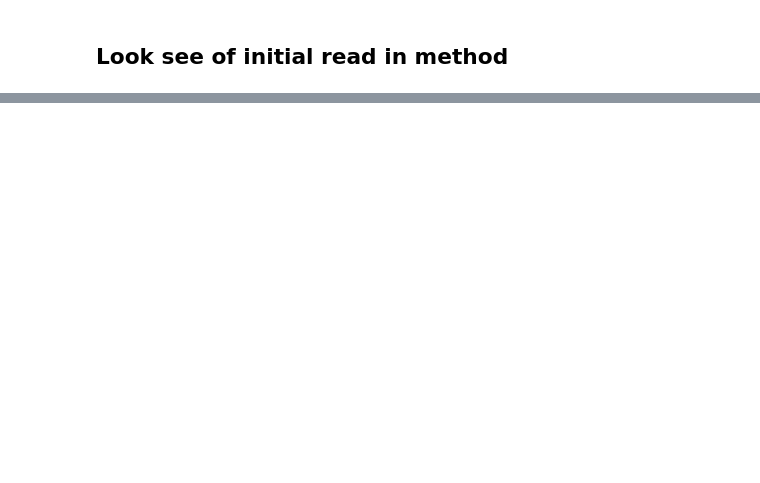
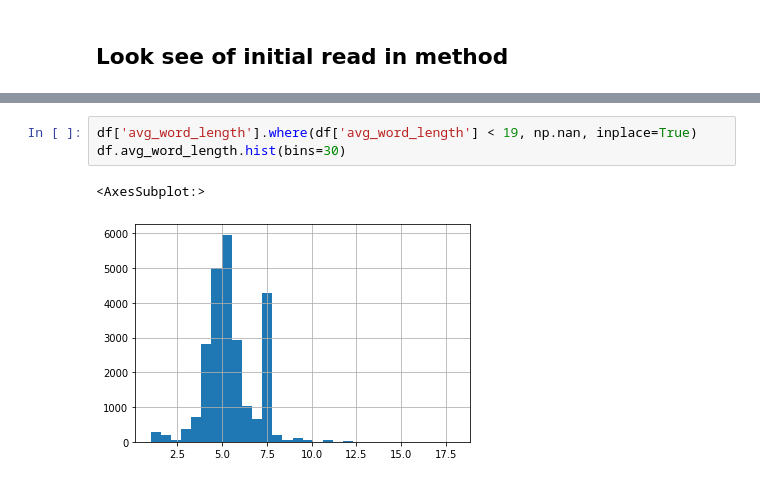
Before and after one commit to rorypearson26/convo-analytics, a Jupyter notebook: jupyter_mess/initial_lookin.ipynb, the cells around one changed output, grey strips where cells are left out. Cells and saved outputs as stored; diff of their text form; blank space fills up the shorter version.

```diff
--- a/jupyter_mess/initial_lookin.ipynb
+++ b/jupyter_mess/initial_lookin.ipynb
@@ -117,0 +176,6 @@ df.sender.hist()
+# %%
+df['avg_word_length'].where(df['avg_word_length'] < 19, np.nan, inplace=True)
+df.avg_word_length.hist(bins=30)
+# %% [output]
+<AxesSubplot:>
+[figure, added]
```
Also changed, not shown: parts of 29 cells of this notebook.
